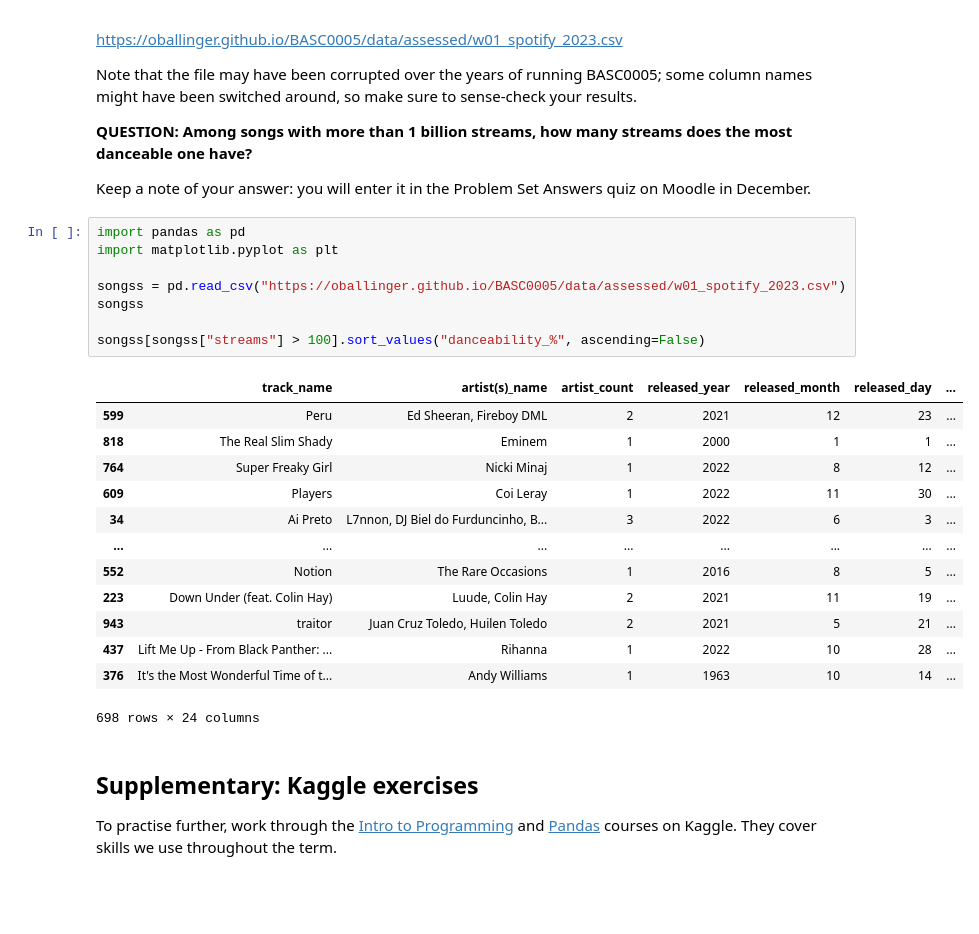
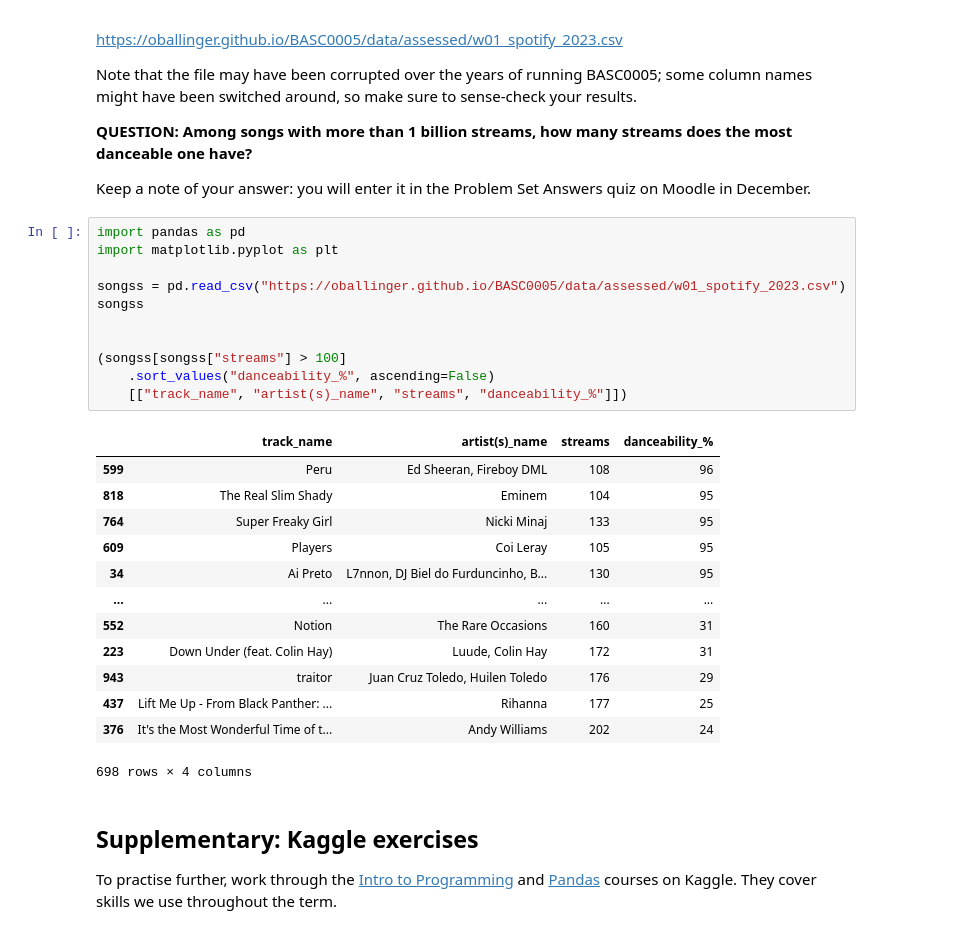
Before and after one commit to lilylee987/QM2, a Jupyter notebook: notebooks/W01. Python Recap.ipynb, the cells around one changed output. Cells and saved outputs as stored; diff of their text form; blank space fills up the shorter version.

```diff
--- a/notebooks/W01. Python Recap.ipynb
+++ b/notebooks/W01. Python Recap.ipynb
@@ -307,25 +307,28 @@ Keep a note of your answer: you will enter it in the Problem Set Answers quiz on
 # %%
 import pandas as pd
 import matplotlib.pyplot as plt
 
 songss = pd.read_csv("https://oballinger.github.io/BASC0005/data/assessed/w01_spotify_2023.csv")
 songss
 
-songss[songss["streams"] > 100].sort_values("danceability_%", ascending=False)
+
+(songss[songss["streams"] > 100]
+    .sort_values("danceability_%", ascending=False)
+    [["track_name", "artist(s)_name", "streams", "danceability_%"]])
 # %% [output]
-|  | track_name | artist(s)_name | artist_count | released_year | released_month | released_day | ... |
-| 599 | Peru | Ed Sheeran, Fireboy DML | 2 | 2021 | 12 | 23 | ... |
-| 818 | The Real Slim Shady | Eminem | 1 | 2000 | 1 | 1 | ... |
-| 764 | Super Freaky Girl | Nicki Minaj | 1 | 2022 | 8 | 12 | ... |
-| 609 | Players | Coi Leray | 1 | 2022 | 11 | 30 | ... |
-| 34 | Ai Preto | L7nnon, DJ Biel do Furduncinho, B... | 3 | 2022 | 6 | 3 | ... |
-| ... | ... | ... | ... | ... | ... | ... | ... |
-| 552 | Notion | The Rare Occasions | 1 | 2016 | 8 | 5 | ... |
-| 223 | Down Under (feat. Colin Hay) | Luude, Colin Hay | 2 | 2021 | 11 | 19 | ... |
-| 943 | traitor | Juan Cruz Toledo, Huilen Toledo | 2 | 2021 | 5 | 21 | ... |
-| 437 | Lift Me Up - From Black Panther: ... | Rihanna | 1 | 2022 | 10 | 28 | ... |
-| 376 | It's the Most Wonderful Time of t... | Andy Williams | 1 | 1963 | 10 | 14 | ... |
+|  | track_name | artist(s)_name | streams | danceability_% |
+| 599 | Peru | Ed Sheeran, Fireboy DML | 108 | 96 |
+| 818 | The Real Slim Shady | Eminem | 104 | 95 |
+| 764 | Super Freaky Girl | Nicki Minaj | 133 | 95 |
+| 609 | Players | Coi Leray | 105 | 95 |
+| 34 | Ai Preto | L7nnon, DJ Biel do Furduncinho, B... | 130 | 95 |
+| ... | ... | ... | ... | ... |
+| 552 | Notion | The Rare Occasions | 160 | 31 |
+| 223 | Down Under (feat. Colin Hay) | Luude, Colin Hay | 172 | 31 |
+| 943 | traitor | Juan Cruz Toledo, Huilen Toledo | 176 | 29 |
+| 437 | Lift Me Up - From Black Panther: ... | Rihanna | 177 | 25 |
+| 376 | It's the Most Wonderful Time of t... | Andy Williams | 202 | 24 |
-698 rows × 24 columns
+698 rows × 4 columns
 # %% [markdown]
 ## Supplementary: Kaggle exercises
 
```
